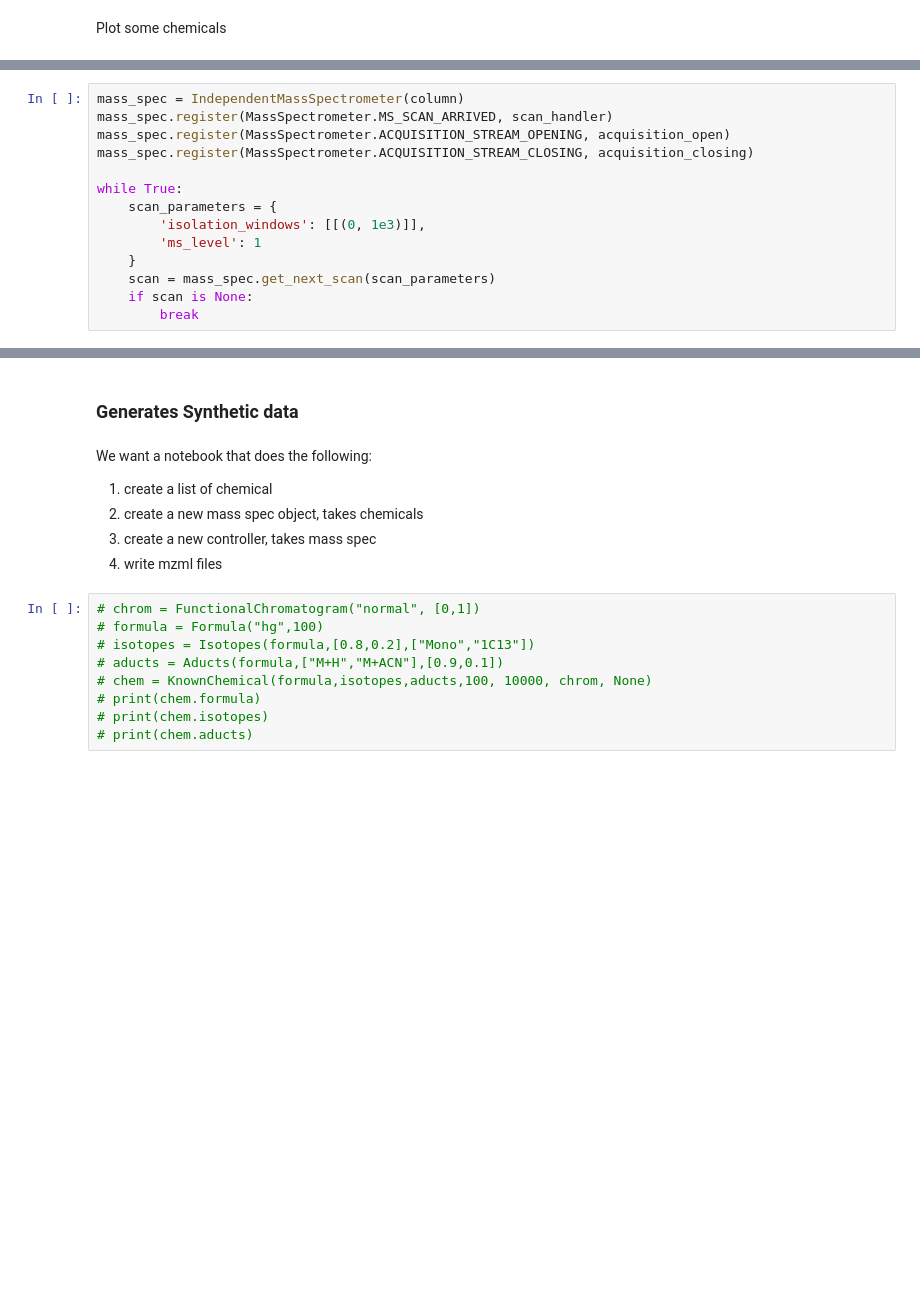
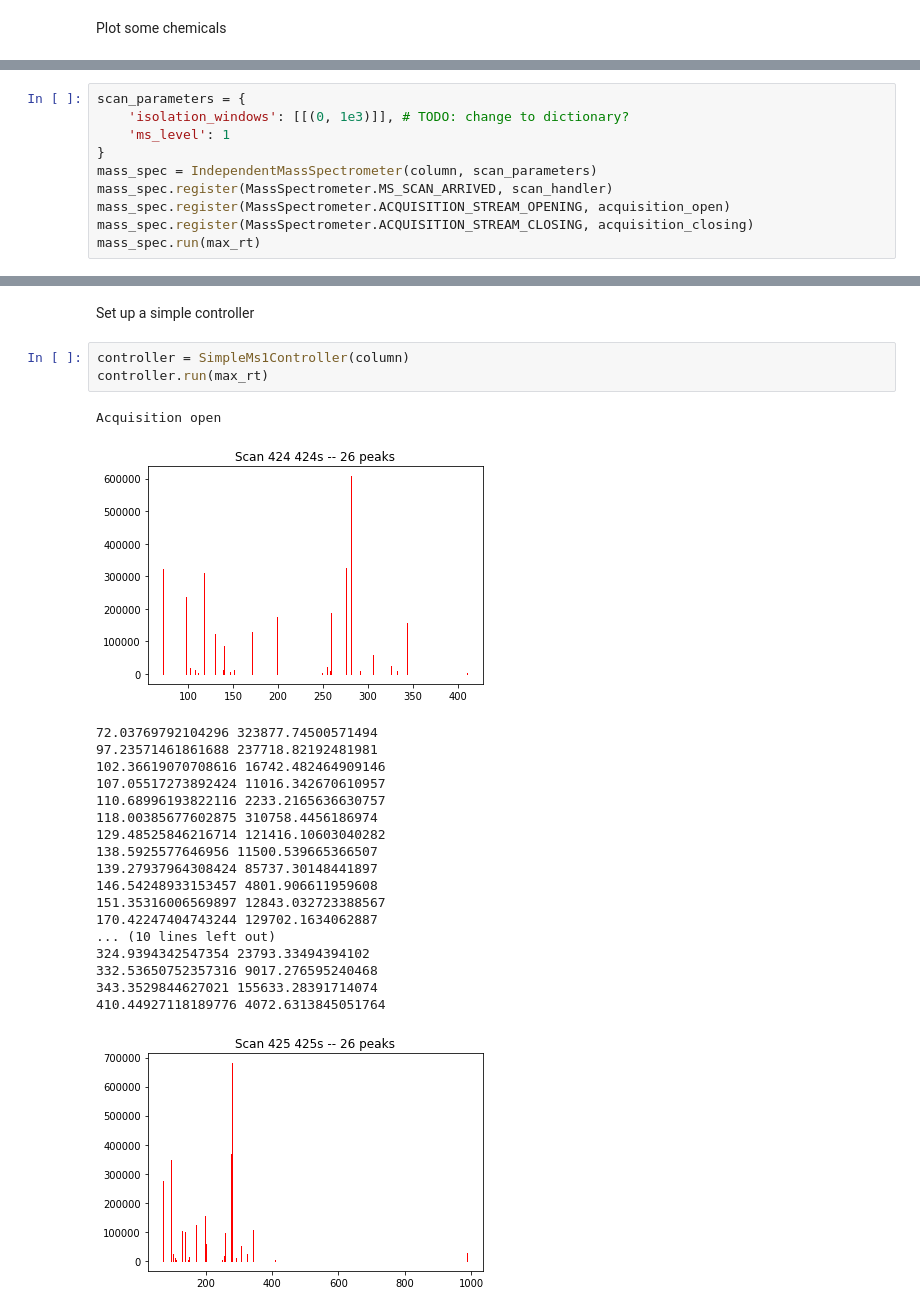
Before and after one commit to sdrogers/clms, a Jupyter notebook: Simulator/notebooks/controller_demo.ipynb, the cells around one changed output, grey strips where cells are left out. Cells and saved outputs as stored; diff of their text form; blank space fills up the shorter version.

Commit message:
Added a simple MS1 controller

```diff
--- a/Simulator/notebooks/controller_demo.ipynb
+++ b/Simulator/notebooks/controller_demo.ipynb
@@ -116,15 +108,11 @@ def acquisition_closing():
 # %%
-mass_spec = IndependentMassSpectrometer(column)
+scan_parameters = {
+    'isolation_windows': [[(0, 1e3)]], # TODO: change to dictionary?
+    'ms_level': 1
+}
+mass_spec = IndependentMassSpectrometer(column, scan_parameters)
 mass_spec.register(MassSpectrometer.MS_SCAN_ARRIVED, scan_handler)
 mass_spec.register(MassSpectrometer.ACQUISITION_STREAM_OPENING, acquisition_open)
 mass_spec.register(MassSpectrometer.ACQUISITION_STREAM_CLOSING, acquisition_closing)
-
-while True:
-    scan_parameters = {
-        'isolation_windows': [[(0, 1e3)]],
-        'ms_level': 1
-    }
-    scan = mass_spec.get_next_scan(scan_parameters)
-    if scan is None:
-        break
+mass_spec.run(max_rt)
 # %% [output]
@@ -240,17 +136,26 @@ while True:
-# %% [markdown]
-### Generates Synthetic data
-# %% [markdown]
-We want a notebook that does the following:
-1. create a list of chemical
-2. create a new mass spec object, takes chemicals
-3. create a new controller, takes mass spec
-4. write mzml files
-# %%
-# chrom = FunctionalChromatogram("normal", [0,1])
-# formula = Formula("hg",100)
-# isotopes = Isotopes(formula,[0.8,0.2],["Mono","1C13"])
-# aducts = Aducts(formula,["M+H","M+ACN"],[0.9,0.1])
-# chem = KnownChemical(formula,isotopes,aducts,100, 10000, chrom, None)
-# print(chem.formula)
-# print(chem.isotopes)
-# print(chem.aducts)
+# %% [markdown]
+Set up a simple controller
+# %%
+controller = SimpleMs1Controller(column)
+controller.run(max_rt)
+# %% [output]
+Acquisition open
+[figure, added]
+72.03769792104296 323877.74500571494
+97.23571461861688 237718.82192481981
+102.36619070708616 16742.482464909146
+107.05517273892424 11016.342670610957
+110.68996193822116 2233.2165636630757
+118.00385677602875 310758.4456186974
+129.48525846216714 121416.10603040282
+138.5925577646956 11500.539665366507
+139.27937964308424 85737.30148441897
+146.54248933153457 4801.906611959608
+151.35316006569897 12843.032723388567
+170.42247404743244 129702.1634062887
+... (10 lines left out)
+324.9394342547354 23793.33494394102
+332.53650752357316 9017.276595240468
+343.3529844627021 155633.28391714074
+410.44927118189776 4072.6313845051764
+[figure, added]
```
Also changed, not shown: parts of 8 cells of this notebook, 1 other file.
